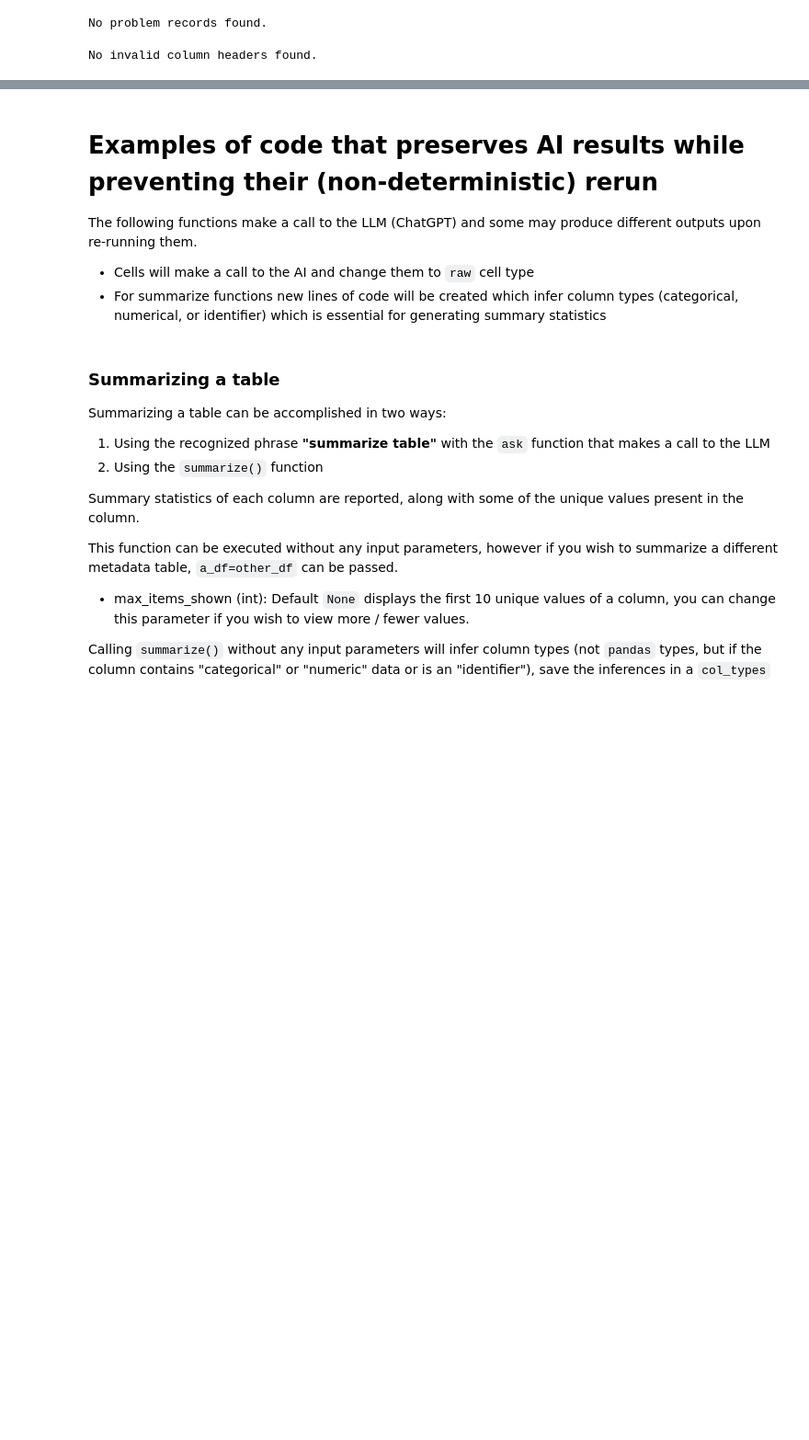
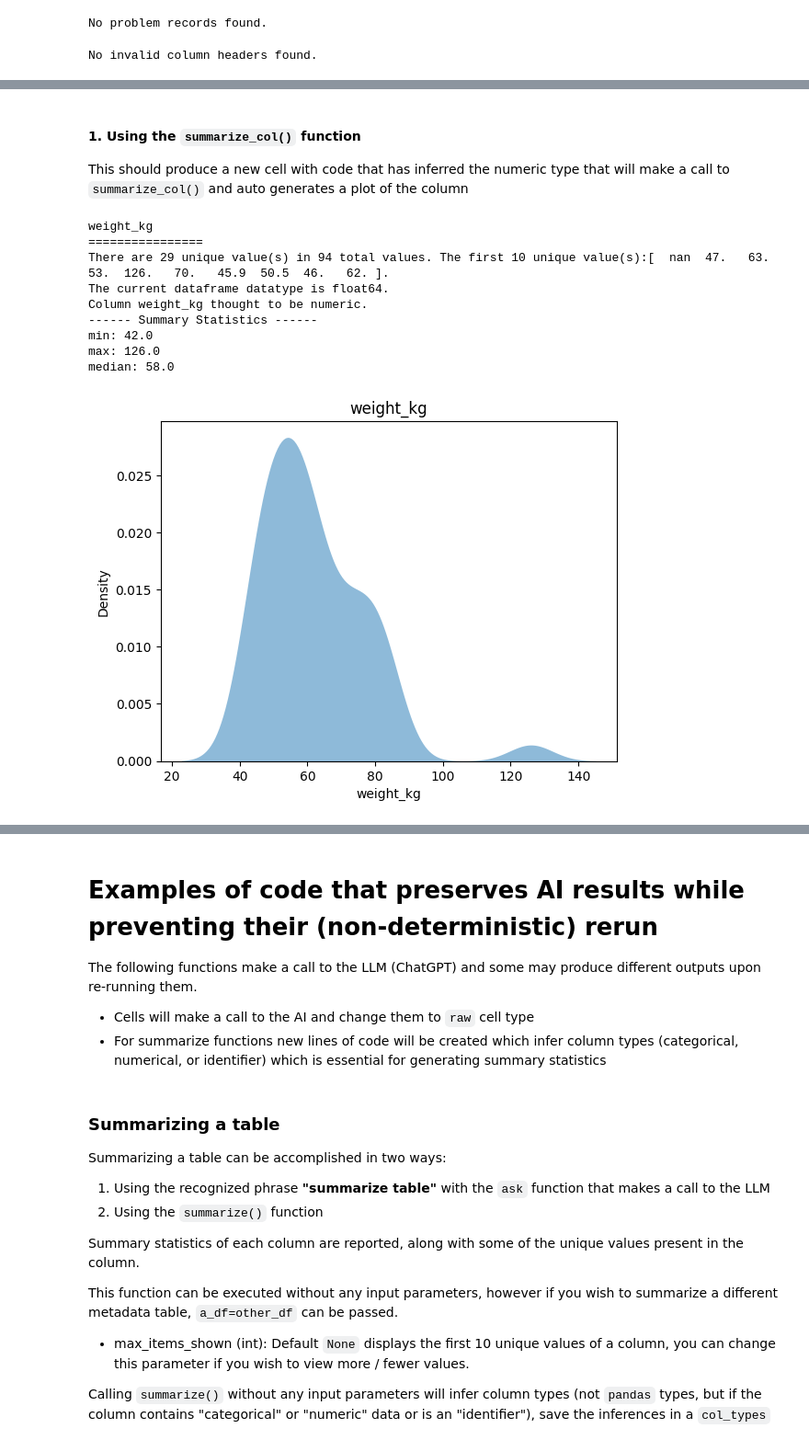
Before and after one commit to dpear/LMNOP, a Jupyter notebook: tutorial/tutorial.ipynb, the cells around one changed output, grey strips where cells are left out. Shown at 92% size. Cells and saved outputs as stored; diff of their text form; code cells hidden in the pictures; blank space fills up the shorter version.

```diff
--- a/tutorial/tutorial.ipynb
+++ b/tutorial/tutorial.ipynb
@@ -1528,0 +1540,4 @@ No invalid column headers found.
+# %% [markdown]
+#### 1. Using the `summarize_col()` function
+
+This should produce a new cell with code that has inferred the numeric type that will make a call to `summarize_col()` and auto generates a plot of the column
@@ -1528,0 +1546,13 @@ No invalid column headers found.
+# %%
+summarize_col('weight_kg', {"weight_kg": "numeric"}, df_name='g_working_df', a_df=g_working_df, max_items_shown=None, visualize=True)
+# %% [output]
+weight_kg
+================
+There are 29 unique value(s) in 94 total values. The first 10 unique value(s):[  nan  47.   63.   53.  126.   70.   45.9  50.5  46.   62. ].
+The current dataframe datatype is float64.
+Column weight_kg thought to be numeric.
+------ Summary Statistics ------
+min: 42.0
+max: 126.0
+median: 58.0
+[figure, added]
```
Also changed, not shown: parts of 28 cells of this notebook.
